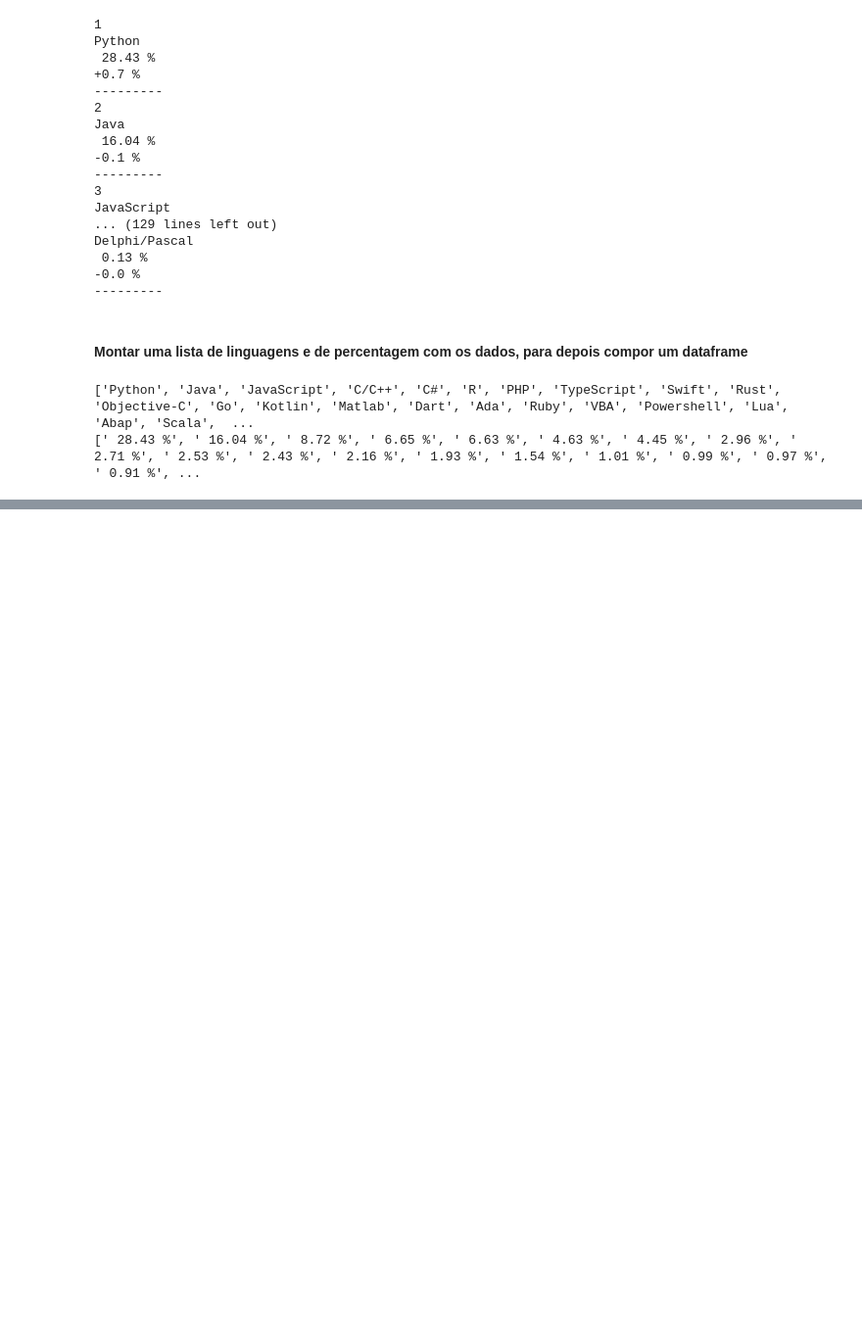
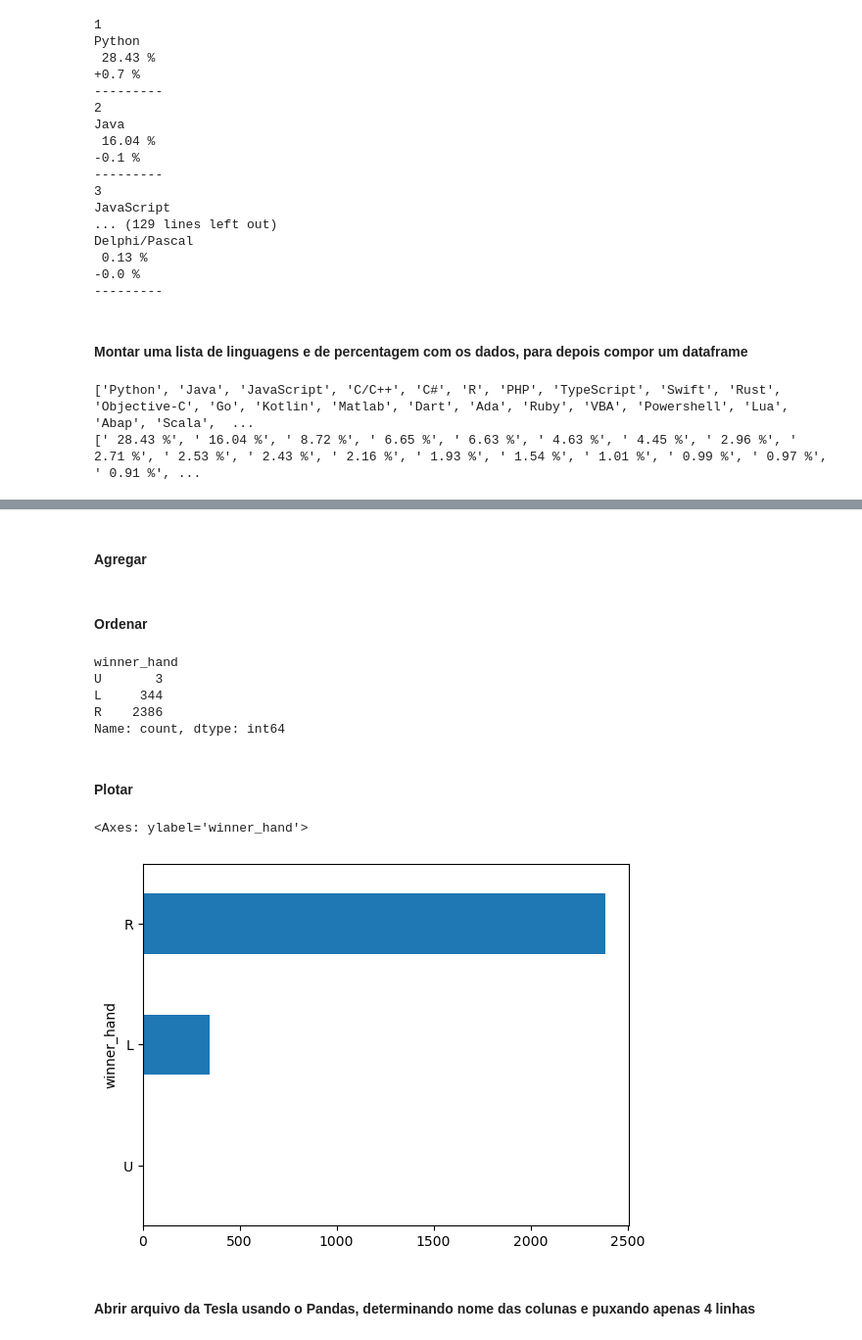
Before and after one commit to hgatoma/projecto-ds-01, a Jupyter notebook: ds-project-one.ipynb, the cells around one changed output, grey strips where cells are left out. Shown at 98% size. Drawn from its saved outputs; the diff is of its cells as text; code cells hidden in the pictures; blank space fills up the shorter version.

```diff
--- a/ds-project-one.ipynb
+++ b/ds-project-one.ipynb
@@ -1009,0 +1173,5 @@ print(pontos)
+# %%
+arquivo = 'https://raw.githubusercontent.com/JeffSackmann/tennis_atp/master/atp_matches_2021.csv'
+# %%
+dados = pd.read_csv(arquivo)
+dados.head()
@@ -1009,0 +1188,2 @@ print(pontos)
+# %% [markdown]
+#### Agregar
@@ -1009,0 +1192,19 @@ print(pontos)
+# %% [markdown]
+#### Ordenar
+# %%
+dados.winner_hand.value_counts().sort_values()
+# %% [output]
+winner_hand
+U       3
+L     344
+R    2386
+Name: count, dtype: int64
+# %% [markdown]
+#### Plotar
+# %%
+dados.winner_hand.value_counts().sort_values().plot(kind = 'barh')
+# %% [output]
+<Axes: ylabel='winner_hand'>
+[figure, added]
+# %% [markdown]
+#### Abrir arquivo da Tesla usando o Pandas, determinando nome das colunas e puxando apenas 4 linhas
```
Also changed, not shown: parts of 84 cells of this notebook, 4 other files.
